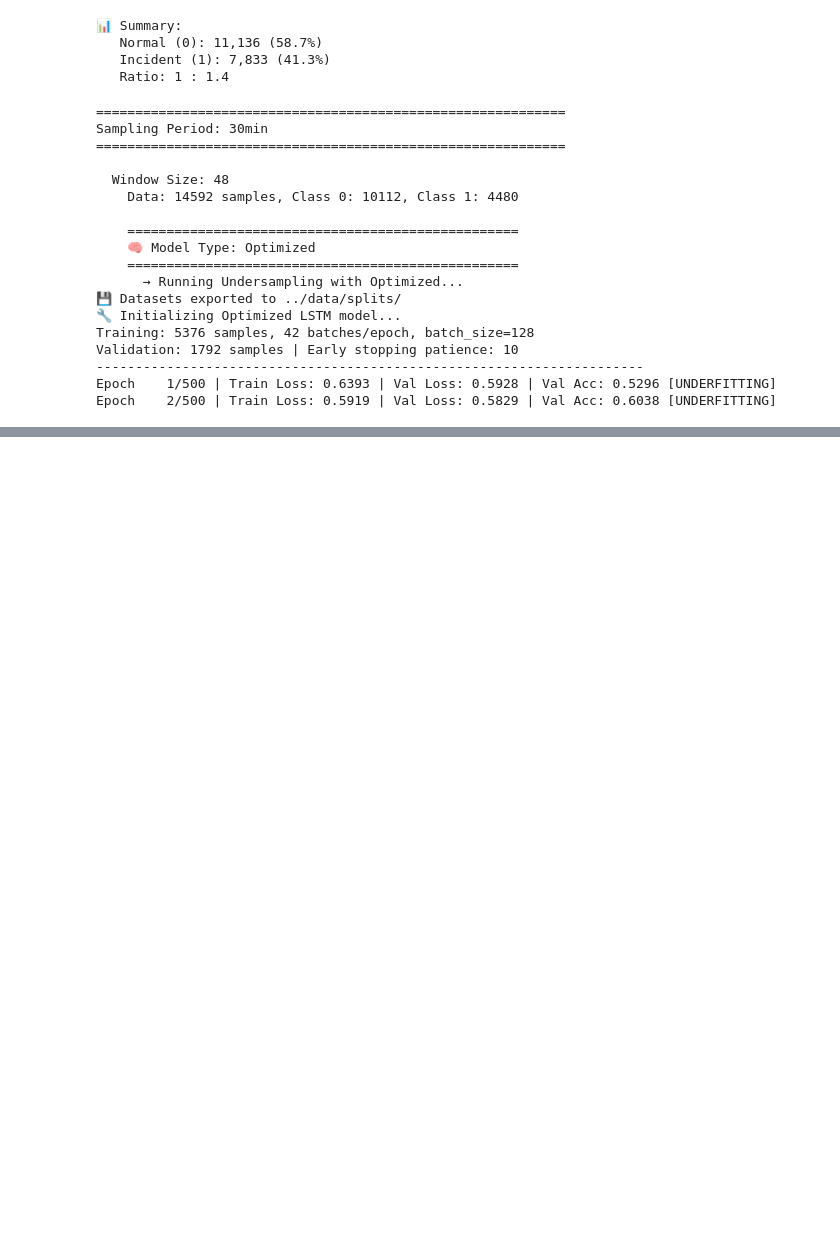
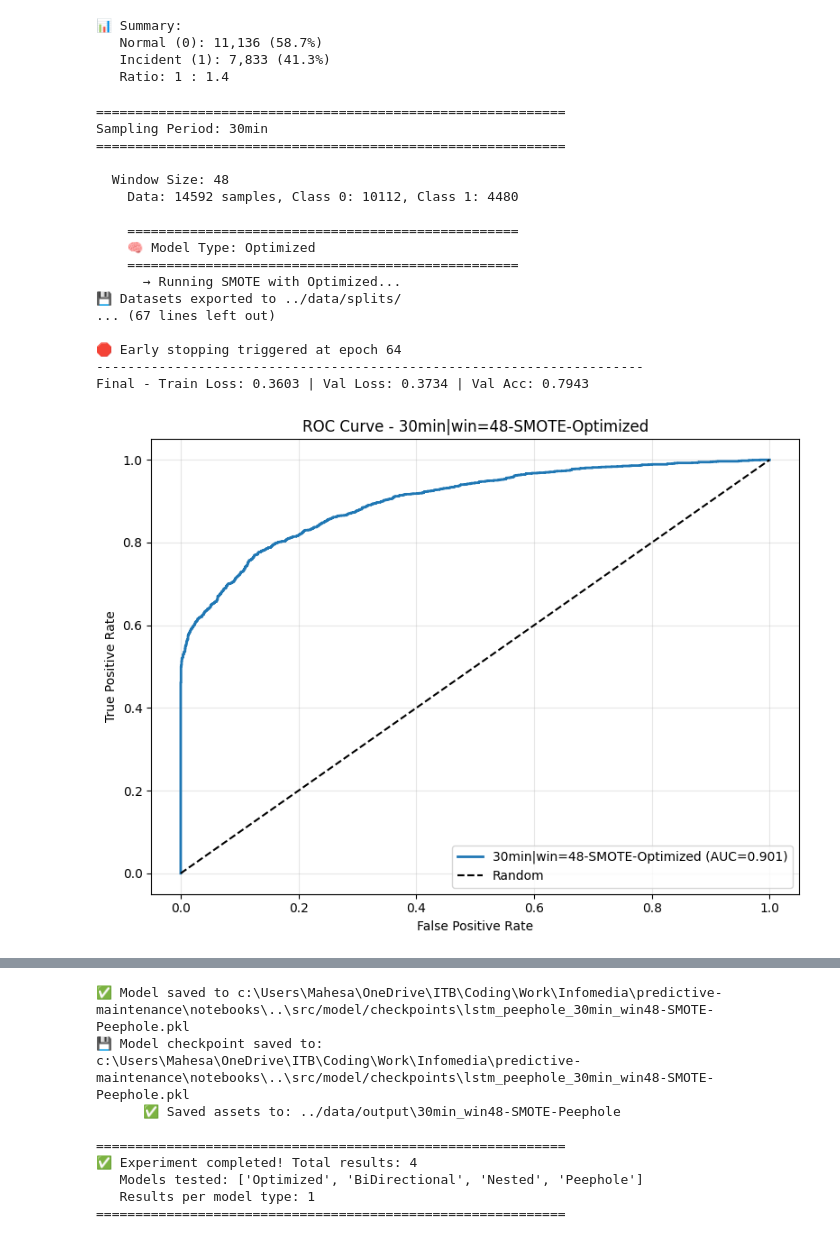
Before and after one commit to mahesa005/predictive-maintenance, a Jupyter notebook: notebooks/train_lstm_optimized_experiments.ipynb, the cells around one changed output, grey strips where cells are left out. Cells and saved outputs as stored; diff of their text form; code cells hidden in the pictures; blank space fills up the shorter version.

```diff
--- a/notebooks/train_lstm_optimized_experiments.ipynb
+++ b/notebooks/train_lstm_optimized_experiments.ipynb
@@ -356,16 +356,16 @@ for sp in sampling_periods:
             print(f"    {'='*50}")
 
             # # 1. Undersampling
-            if len(maj) >= len(min_class):
-                maj_down = resample(maj, replace=False, n_samples=len(min_class), random_state=42)
-                under = pd.concat([maj_down, min_class])
-                Xu = under.drop('label', axis=1).values.reshape((-1, win, 2))
-                yu = under.label.values
+            # if len(maj) >= len(min_class):
+            #     maj_down = resample(maj, replace=False, n_samples=len(min_class), random_state=42)
+            #     under = pd.concat([maj_down, min_class])
+            #     Xu = under.drop('label', axis=1).values.reshape((-1, win, 2))
+            #     yu = under.label.values
 
-                print(f"      → Running Undersampling with {model_type}...")
-                result = train_eval(Xu, yu, label=f"{sp}|win={win}-Undersampled-{model_type}", model_type=model_type)
-                results_all.append(result)
-                save_model_assets(result)
+            #     print(f"      → Running Undersampling with {model_type}...")
+            #     result = train_eval(Xu, yu, label=f"{sp}|win={win}-Undersampled-{model_type}", model_type=model_type)
+            #     results_all.append(result)
+            #     save_model_assets(result)
 
             # 2. SMOTE
             try:
@@ -373,42 +373,42 @@ for sp in sampling_periods:
                 X_sm, y_sm = SMOTE(random_state=42).fit_resample(X_flat, y)
                 Xs = X_sm.reshape((-1, win, 2))
                 result = train_eval(Xs, y_sm, label=f"{sp}|win={win}-SMOTE-{model_type}", model_type=model_type)
                 results_all.append(result)
                 save_model_assets(result)
             except Exception as e:
                 print(f"      ✗ SMOTE failed for {model_type}: {e}")
                 continue
 
             # 3. Class Weight (weighted loss on original imbalanced data)
-            cw_vals = class_weight.compute_class_weight('balanced', classes=np.unique(y), y=y)
-            cw_ratio = cw_vals[1] / cw_vals[0]  # Relative weight for class 1
-            print(f"      → Running Class Weight ({cw_ratio:.2f}x) with {model_type}...")
-            result = train_eval(X, y, label=f"{sp}|win={win}-ClassWeight-{model_type}", model_type=model_type, cw=cw_ratio)
-            results_all.append(result)
-            save_model_assets(result)
+            # cw_vals = class_weight.compute_class_weight('balanced', classes=np.unique(y), y=y)
+            # cw_ratio = cw_vals[1] / cw_vals[0]  # Relative weight for class 1
+            # print(f"      → Running Class Weight ({cw_ratio:.2f}x) with {model_type}...")
+            # result = train_eval(X, y, label=f"{sp}|win={win}-ClassWeight-{model_type}", model_type=model_type, cw=cw_ratio)
+            # results_all.append(result)
+            # save_model_assets(result)
 
 
 print(f"\n{'='*60}")
 print(f"✅ Experiment completed! Total results: {len(results_all)}")
 print(f"   Models tested: {model_types}")
 print(f"   Results per model type: {len(results_all) // len(model_types) if results_all else 0}")
 print('='*60)
 # %% [output]
 ============================================================
 Sampling Period: 30min
 ============================================================
 
   Window Size: 48
     Data: 14592 samples, Class 0: 10112, Class 1: 4480
 
     ==================================================
     🧠 Model Type: Optimized
     ==================================================
-      → Running Undersampling with Optimized...
+      → Running SMOTE with Optimized...
 💾 Datasets exported to ../data/splits/
-🔧 Initializing Optimized LSTM model...
-Training: 5376 samples, 42 batches/epoch, batch_size=128
-Validation: 1792 samples | Early stopping patience: 10
+... (67 lines left out)
+
+🛑 Early stopping triggered at epoch 64
 ----------------------------------------------------------------------
-Epoch    1/500 | Train Loss: 0.6393 | Val Loss: 0.5928 | Val Acc: 0.5296 [UNDERFITTING]
-Epoch    2/500 | Train Loss: 0.5919 | Val Loss: 0.5829 | Val Acc: 0.6038 [UNDERFITTING]
+Final - Train Loss: 0.3603 | Val Loss: 0.3734 | Val Acc: 0.7943
+[figure, added]
@@ -415,3 +469,12 @@ Epoch    2/500 | Train Loss: 0.5919 | Val Loss: 0.5829 | Val Acc: 0.6038 [UNDERF
+✅ Model saved to c:\Users\Mahesa\OneDrive\ITB\Coding\Work\Infomedia\predictive-maintenance\notebooks\..\src/model/checkpoints\lstm_peephole_30min_win48-SMOTE-Peephole.pkl
+💾 Model checkpoint saved to: c:\Users\Mahesa\OneDrive\ITB\Coding\Work\Infomedia\predictive-maintenance\notebooks\..\src/model/checkpoints\lstm_peephole_30min_win48-SMOTE-Peephole.pkl
+      ✅ Saved assets to: ../data/output\30min_win48-SMOTE-Peephole
+
+============================================================
+✅ Experiment completed! Total results: 4
+   Models tested: ['Optimized', 'BiDirectional', 'Nested', 'Peephole']
+   Results per model type: 1
+============================================================
 # %%
 # === 6. Final Results Visualization & Comparison ===
 
```
Also changed, not shown: parts of 3 cells of this notebook, 16 other files.
